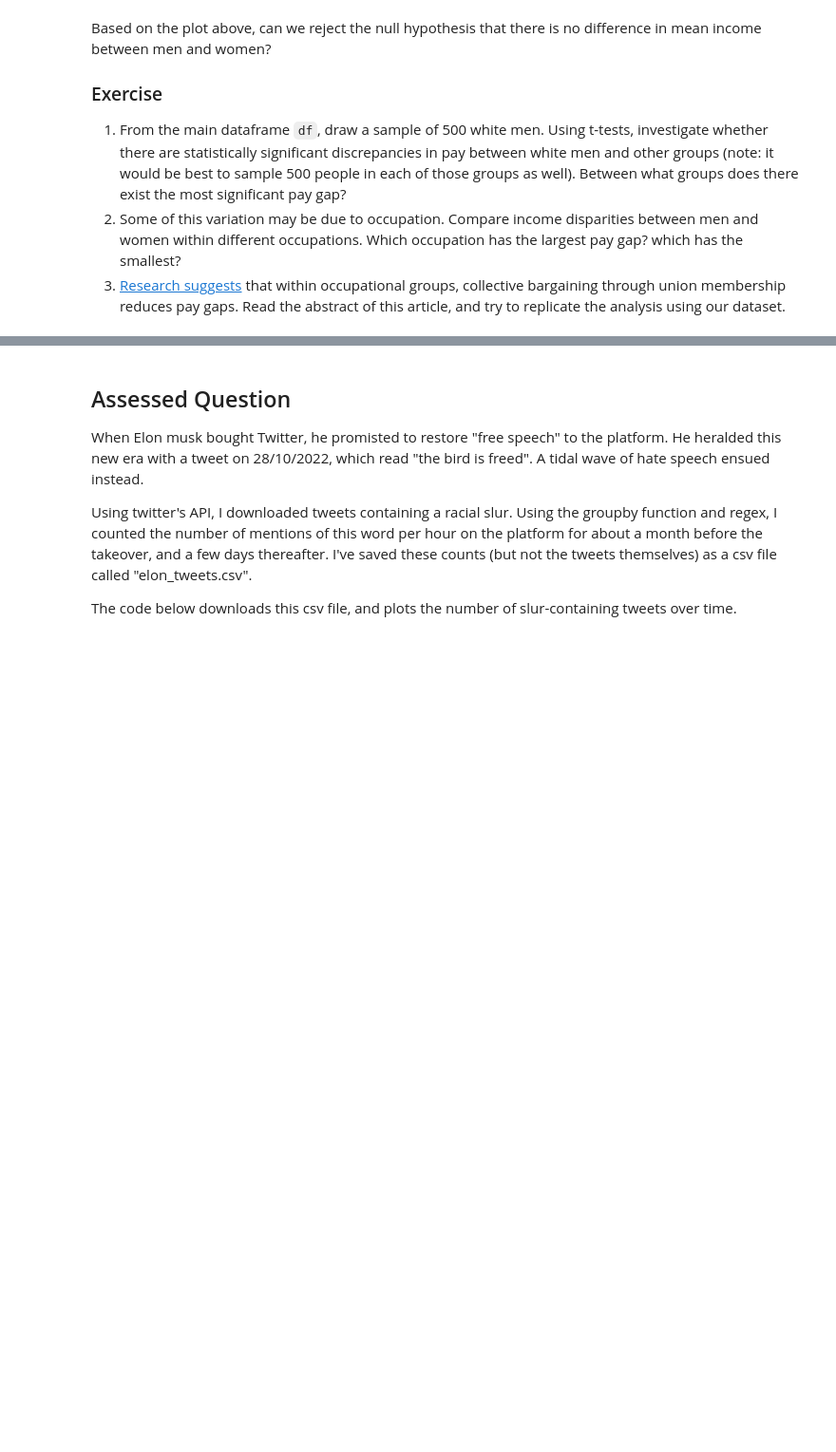
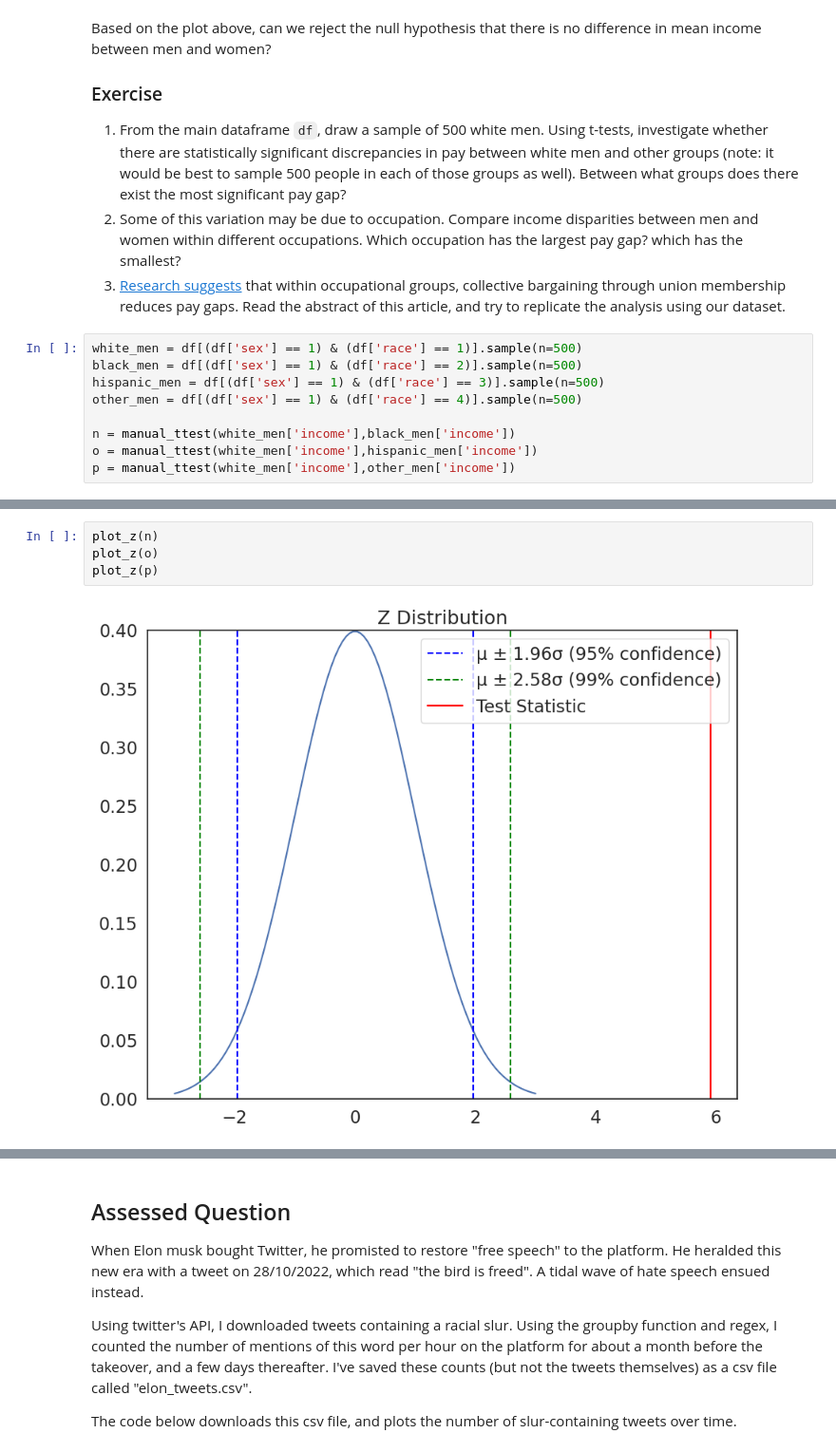
Before and after one commit to marialevina1/QM2, a Jupyter notebook: notebooks/W07_Hypothesis_Testing.ipynb, the cells around one changed output, grey strips where cells are left out. Shown at 95% size. Saved outputs shown, nothing was run; the diff lists cells and outputs as text; blank space fills up the shorter version.

```diff
--- a/notebooks/W07_Hypothesis_Testing.ipynb
+++ b/notebooks/W07_Hypothesis_Testing.ipynb
@@ -294,3 +292,12 @@ Based on the plot above, can we reject the null hypothesis that there is no diff
 1. From the main dataframe `df`, draw a sample of 500 white men. Using t-tests, investigate whether there are statistically significant discrepancies in pay between white men and other groups (note: it would be best to sample 500 people in each of those groups as well). Between what groups does there exist the most significant pay gap?
 2. Some of this variation may be due to occupation. Compare income disparities between men and women within different occupations. Which occupation has the largest pay gap? which has the smallest?
 3. [Research suggests](https://journals.sagepub.com/doi/abs/10.1177/0730888401028004005) that within occupational groups, collective bargaining through union membership reduces pay gaps. Read the abstract of this article, and try to replicate the analysis using our dataset.
+# %%
+white_men = df[(df['sex'] == 1) & (df['race'] == 1)].sample(n=500)
+black_men = df[(df['sex'] == 1) & (df['race'] == 2)].sample(n=500)
+hispanic_men = df[(df['sex'] == 1) & (df['race'] == 3)].sample(n=500)
+other_men = df[(df['sex'] == 1) & (df['race'] == 4)].sample(n=500)
+
+n = manual_ttest(white_men['income'],black_men['income'])
+o = manual_ttest(white_men['income'],hispanic_men['income'])
+p = manual_ttest(white_men['income'],other_men['income'])
@@ -296,0 +314,6 @@ Based on the plot above, can we reject the null hypothesis that there is no diff
+# %%
+plot_z(n)
+plot_z(o)
+plot_z(p)
+# %% [output]
+[figure, added]
```
Also changed, not shown: parts of 17 cells of this notebook.
